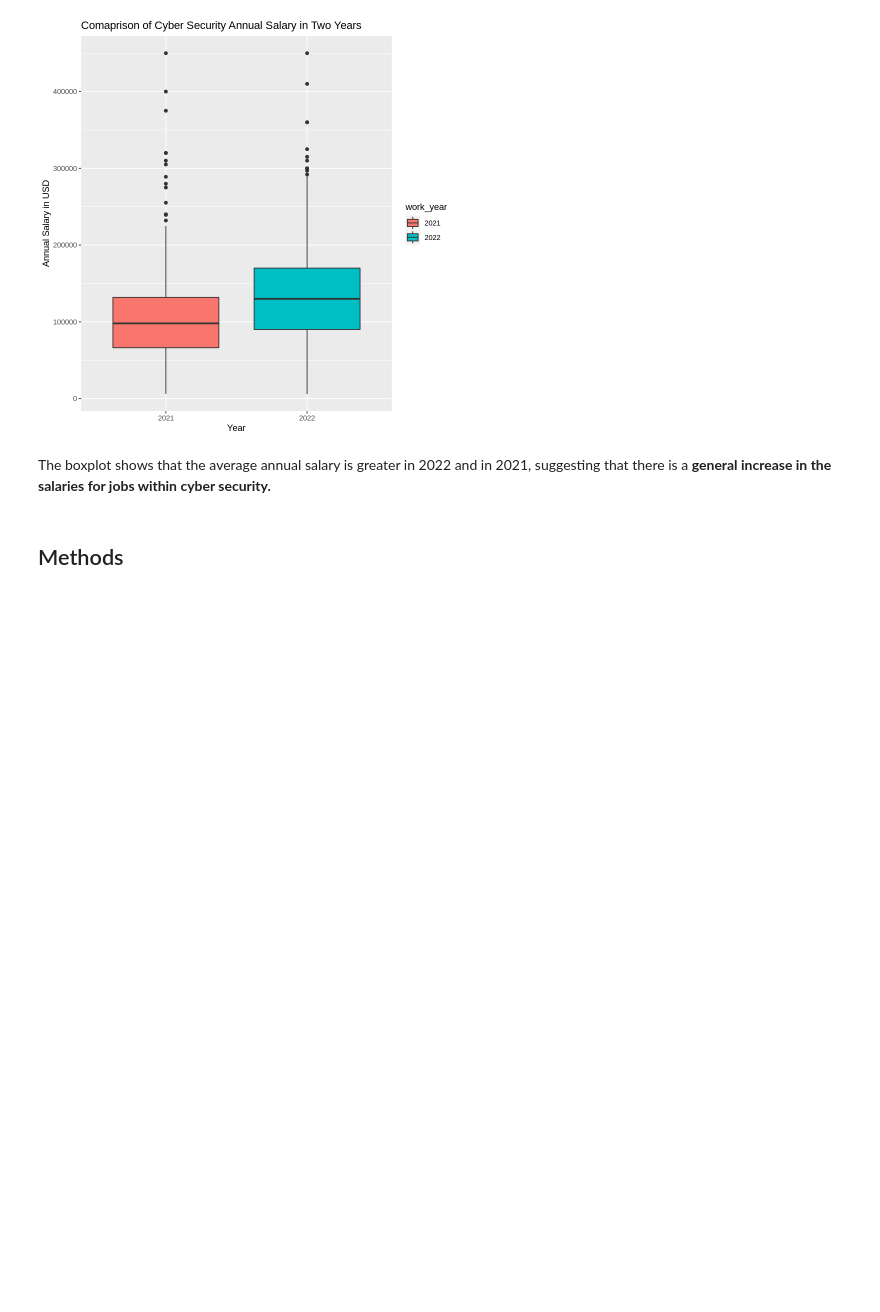
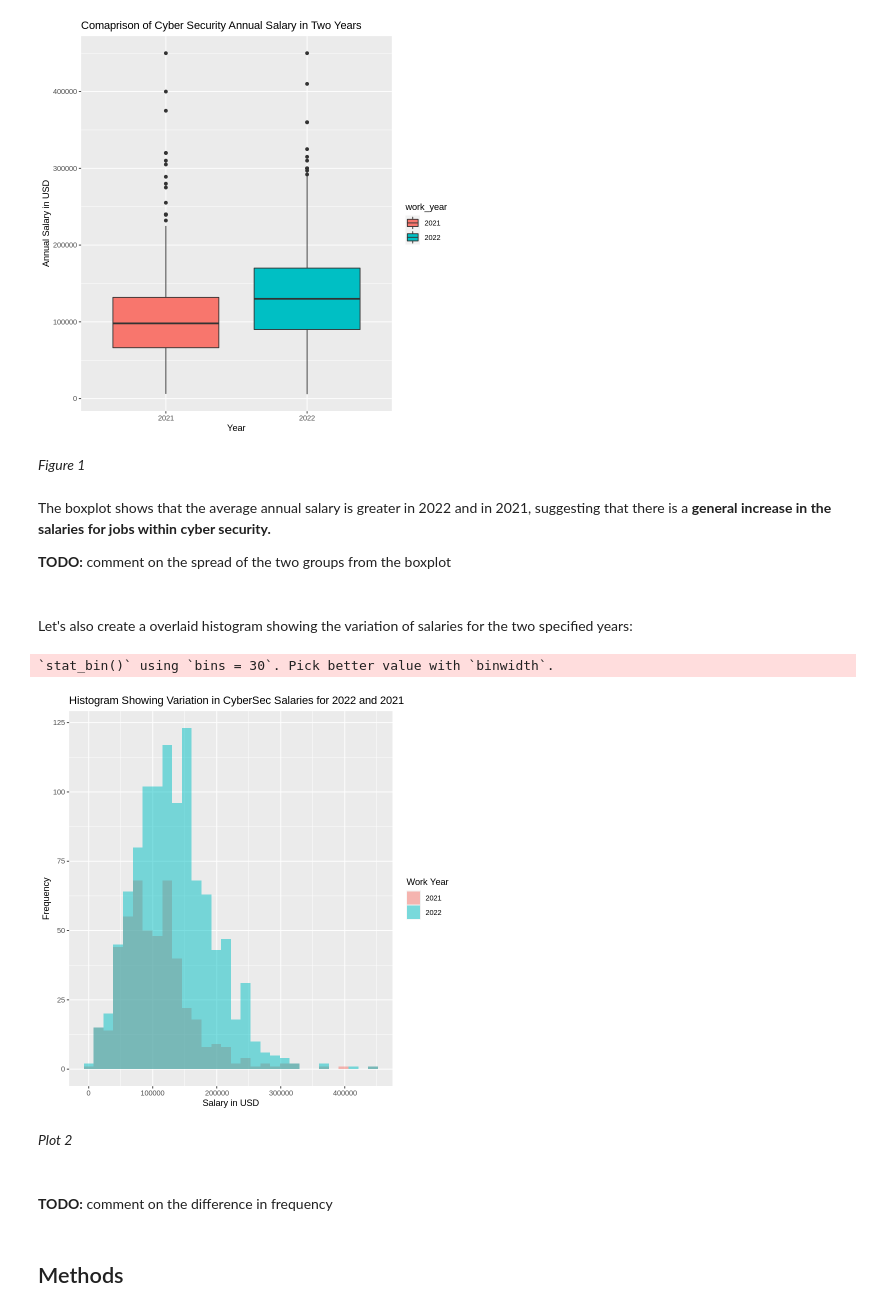
Before and after one commit to joelbonnie/CyberSecSalaryInference, a Jupyter notebook: finalReport.ipynb, the cells around one changed output. Drawn from its saved outputs; the diff is of its cells as text; code cells hidden in the pictures; blank space fills up the shorter version.

Commit message:
Made progress on edits and added overlaid histogram

```diff
--- a/finalReport.ipynb
+++ b/finalReport.ipynb
@@ -128,8 +123,32 @@ aa_graph <- money_relevant |>
 aa_graph
 # %% [output]
 [figure]
+# %% [markdown]
+*Figure 1*
 # %% [markdown]
-The boxplot shows that the average annual salary is greater in 2022 and in 2021, suggesting that there is a **general increase in the salaries for jobs within cyber security.**
+The boxplot shows that the average annual salary is greater in 2022 and in 2021, suggesting that there is a **general increase in the salaries for jobs within cyber security.** <br>
+
+**TODO:** comment on the spread of the two groups from the boxplot
+# %% [markdown]
+<br>Let's also create a overlaid histogram showing the variation of salaries for the two specified years:
+# %%
+# creating the histogram with an alpha value of 0.5 and filling by the work year
+salaryHistogram <- money_relevant %>%
+    ggplot()+
+    geom_histogram(aes(x = salary_in_usd,fill = work_year),
+                   alpha = 0.5, position = "identity") +
+    labs(x = 'Salary in USD', y = 'Frequency', fill = 'Work Year') +
+    ggtitle('Histogram Showing Variation in CyberSec Salaries for 2022 and 2021')
+
+
+salaryHistogram
+# %% [output]
+`stat_bin()` using `bins = 30`. Pick better value with `binwidth`.
+[figure, added]
+# %% [markdown]
+*Plot 2*
+# %% [markdown]
+<br>**TODO:** comment on the difference in frequency
 # %% [markdown]
 ## Methods
 # %% [markdown]
```
Also changed, not shown: parts of 14 cells of this notebook.
